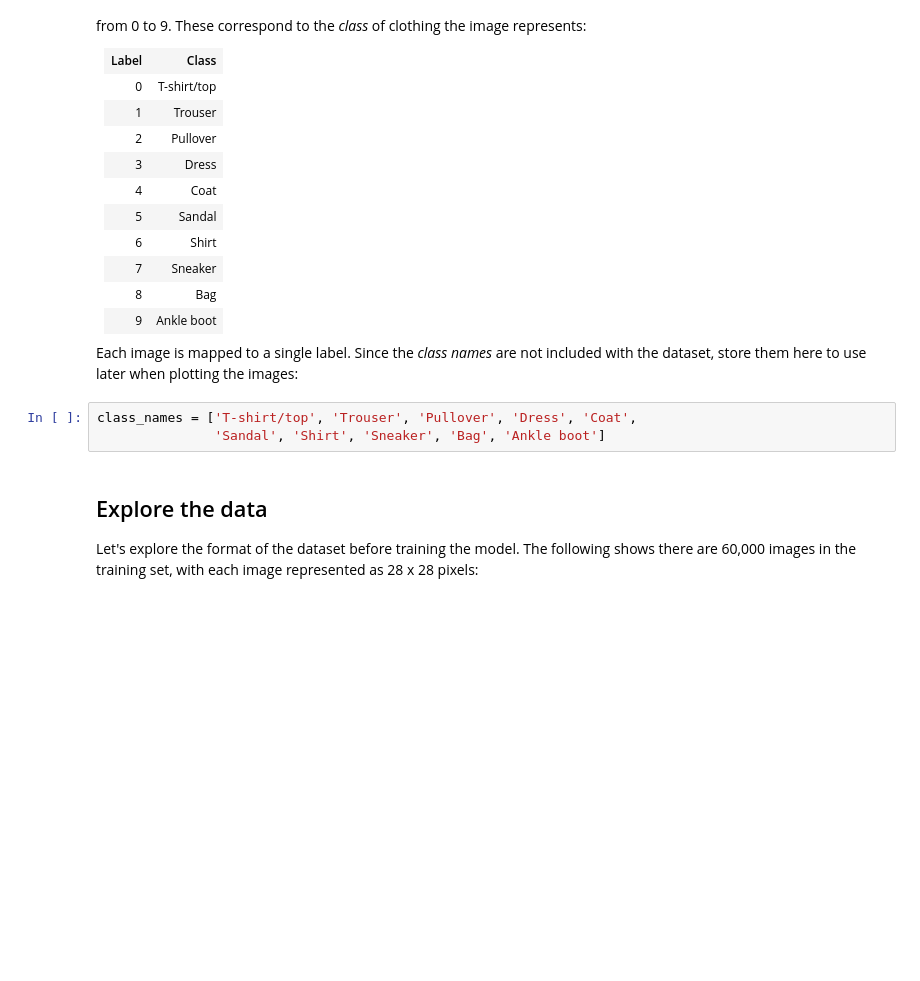
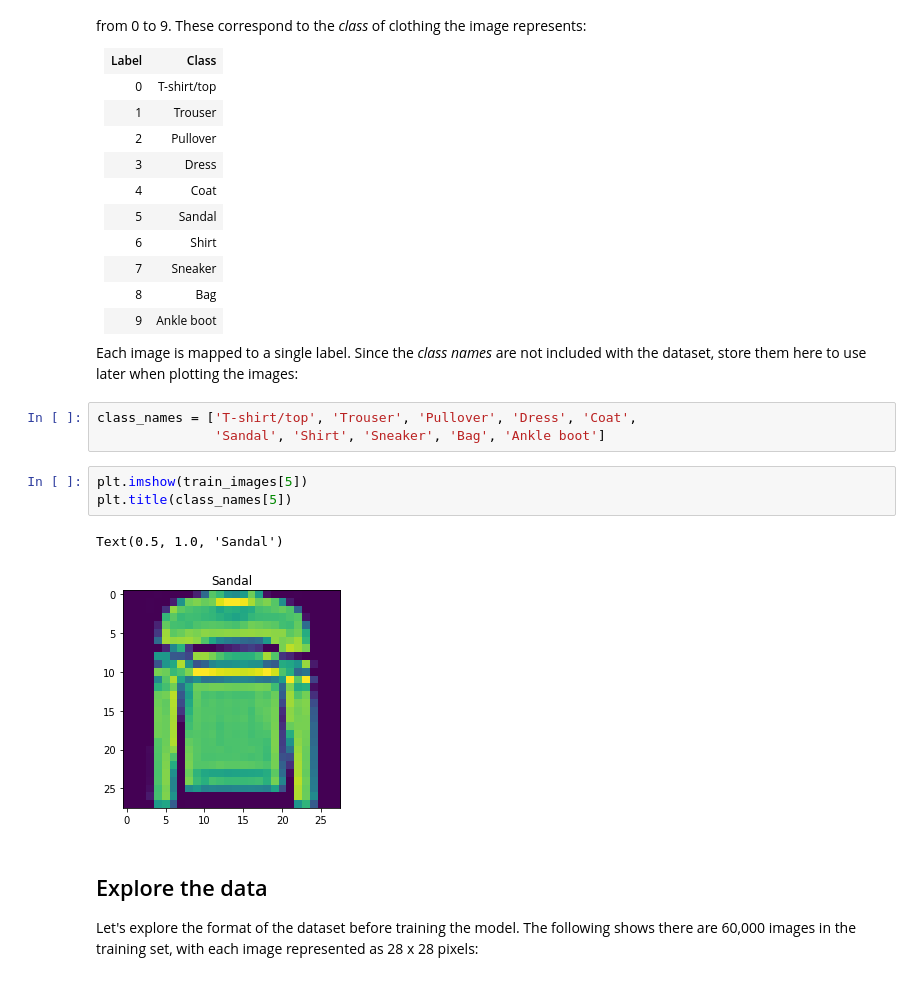
Before and after one commit to camara94/tensorflow, a Jupyter notebook: classification.ipynb, the cells around one changed output. Saved outputs shown, nothing was run; the diff lists cells and outputs as text; blank space fills up the shorter version.

```diff
--- a/classification.ipynb
+++ b/classification.ipynb
@@ -149,6 +152,12 @@ Each image is mapped to a single label. Since the *class names* are not included
 # %%
 class_names = ['T-shirt/top', 'Trouser', 'Pullover', 'Dress', 'Coat',
                'Sandal', 'Shirt', 'Sneaker', 'Bag', 'Ankle boot']
+# %%
+plt.imshow(train_images[5])
+plt.title(class_names[5])
+# %% [output]
+Text(0.5, 1.0, 'Sandal')
+[figure, added]
 # %% [markdown]
 ## Explore the data
 
```
Also changed, not shown: parts of 1 cell of this notebook, 1 other file.
